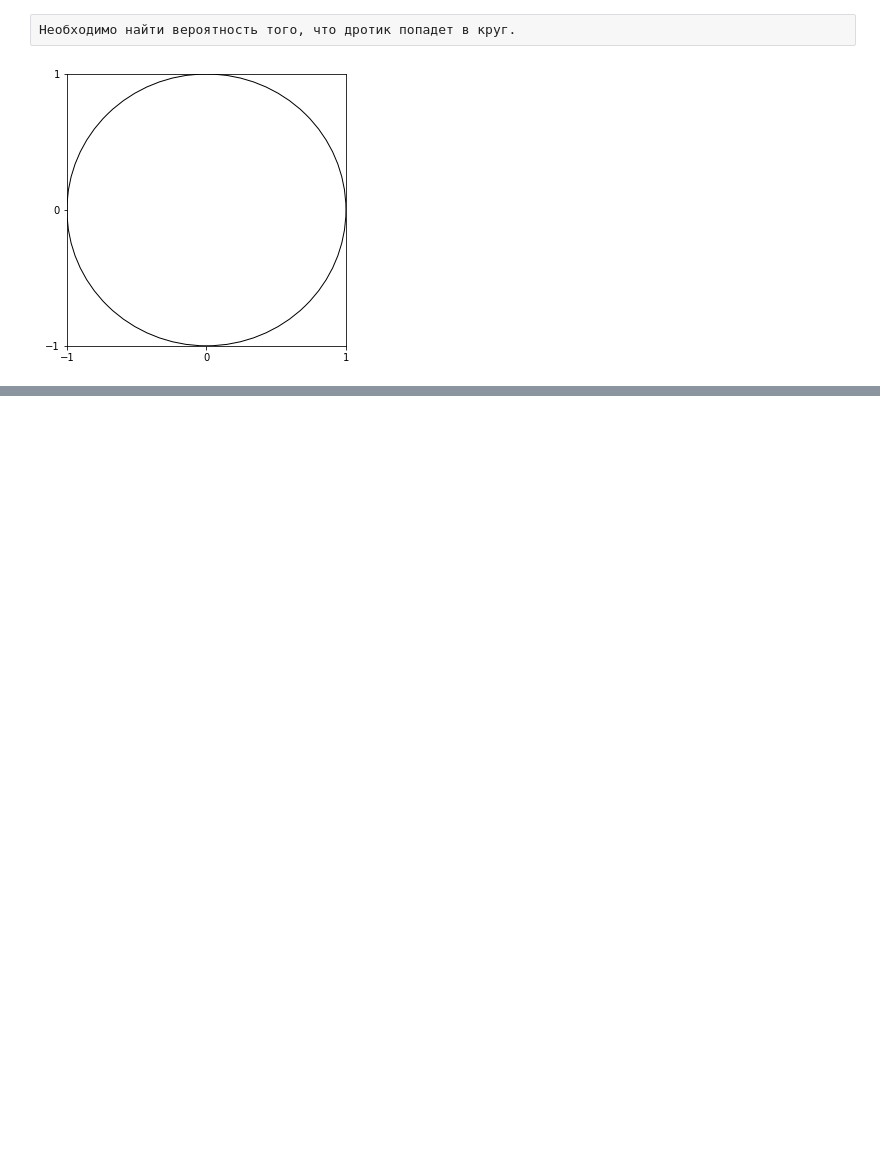
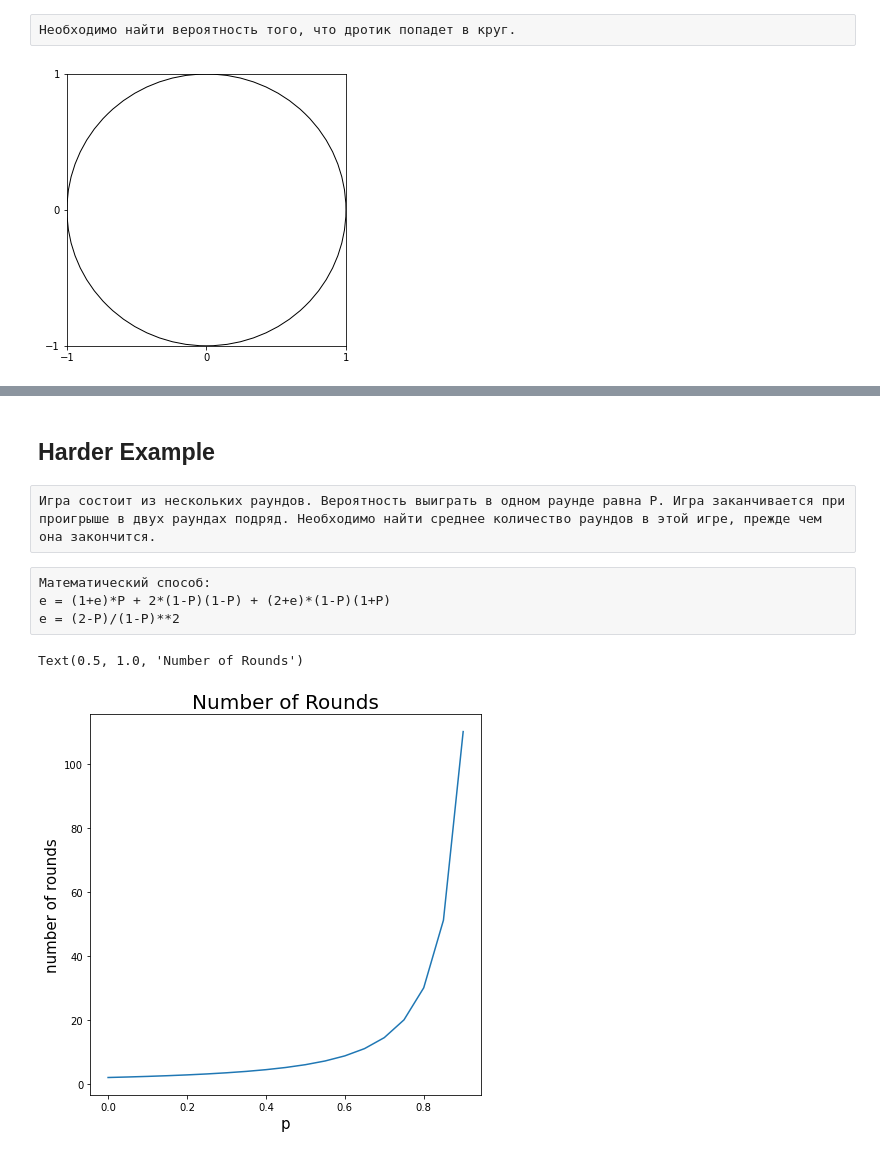
Before and after one commit to vdvorian/gradientDescent, a Jupyter notebook: monte carlo 1.ipynb, the cells around one changed output, grey strips where cells are left out. Drawn from its saved outputs; the diff is of its cells as text; code cells hidden in the pictures; blank space fills up the shorter version.

```diff
--- a/monte carlo 1.ipynb
+++ b/monte carlo 1.ipynb
@@ -46,0 +47,20 @@ print('вероятность равна:', circ/N)
+# %% [markdown]
+## Harder Example
+# %% [raw]
+Игра состоит из нескольких раундов. Вероятность выиграть в одном раунде равна P. Игра заканчивается при проигрыше в двух раундах подряд. Необходимо найти среднее количество раундов в этой игре, прежде чем она закончится.
+# %% [raw]
+Математический способ:
+e = (1+e)*P + 2*(1-P)(1-P) + (2+e)*(1-P)(1+P)
+e = (2-P)/(1-P)**2
+# %%
+p = np.arange(0, 0.95, 0.05)
+e = (2 - p)/(1 - p)**2
+
+plt.figure(figsize = (7,7))
+plt.plot(p, e)
+plt.xlabel('p', fontsize = 15)
+plt.ylabel('number of rounds', fontsize = 15)
+plt.title('Number of Rounds', fontsize = 20)
+# %% [output]
+Text(0.5, 1.0, 'Number of Rounds')
+[figure, added]
```
Also changed, not shown: parts of 5 cells of this notebook.
